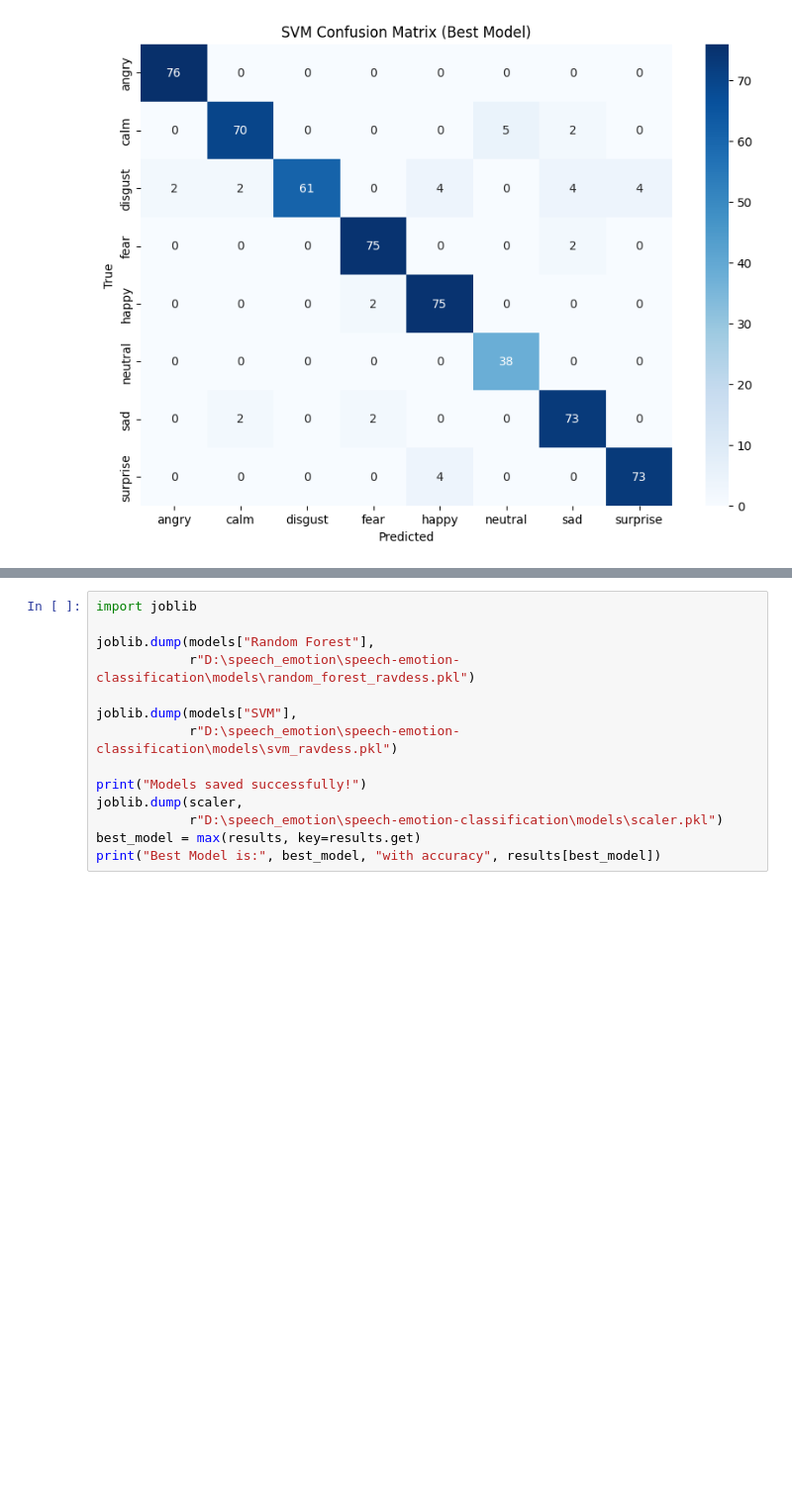
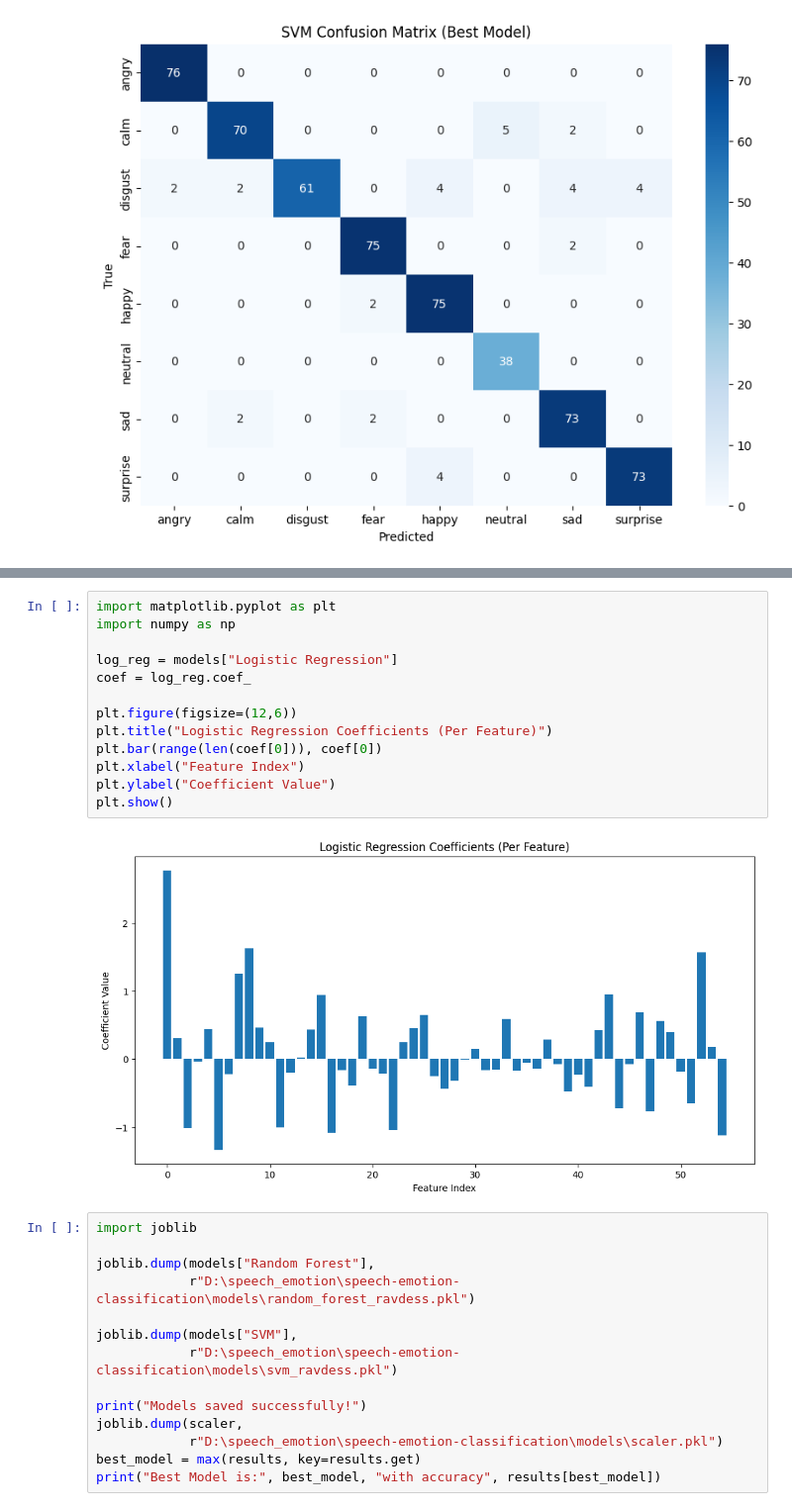
Before and after one commit to darkkieee/speech-emotion-classification, a Jupyter notebook: notebooks/02_train_models.ipynb, the cells around one changed output, grey strips where cells are left out. Shown at 99% size. Drawn from its saved outputs; the diff is of its cells as text; blank space fills up the shorter version.

```diff
--- a/notebooks/02_train_models.ipynb
+++ b/notebooks/02_train_models.ipynb
@@ -105,3 +196,18 @@ plot_confusion(models["SVM"], "SVM Confusion Matrix (Best Model)")
+# %%
+import matplotlib.pyplot as plt
+import numpy as np
+
+log_reg = models["Logistic Regression"]
+coef = log_reg.coef_
+
+plt.figure(figsize=(12,6))
+plt.title("Logistic Regression Coefficients (Per Feature)")
+plt.bar(range(len(coef[0])), coef[0])
+plt.xlabel("Feature Index")
+plt.ylabel("Coefficient Value")
+plt.show()
+# %% [output]
+[figure, added]
 # %%
 import joblib
 
```
Also changed, not shown: parts of 8 cells of this notebook, 1 other file.
